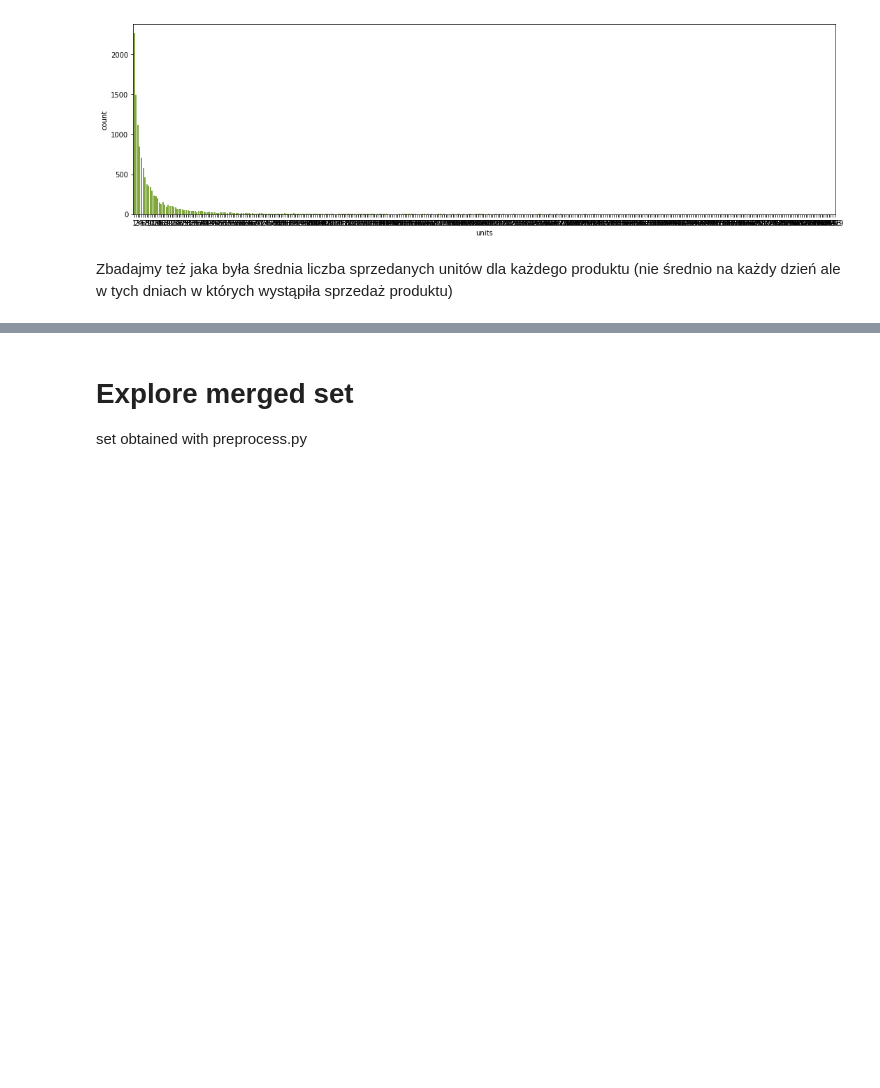
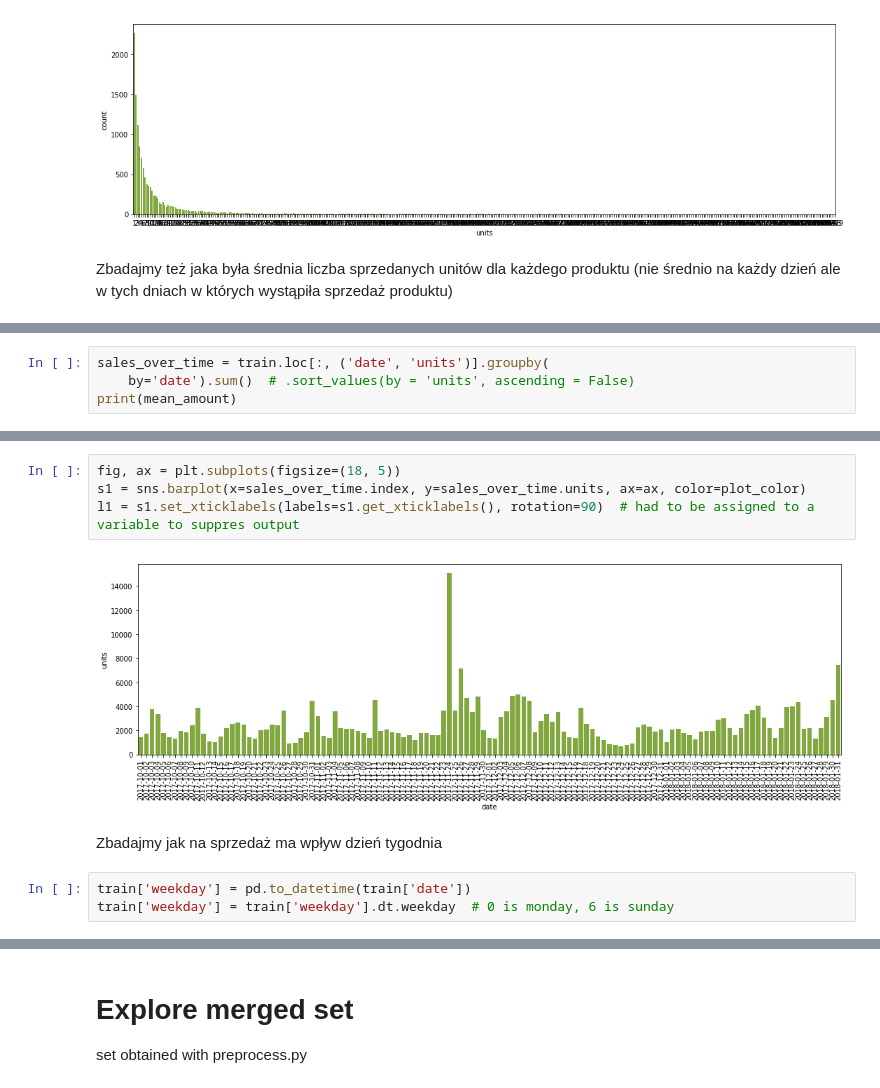
Before and after one commit to TomaszStepien/Data-Mining-Cup-2018, a Jupyter notebook: EDA.ipynb, the cells around one changed output, grey strips where cells are left out. Saved outputs shown, nothing was run; the diff lists cells and outputs as text; blank space fills up the shorter version.

Commit message:
added plots of daily sales and sales by weekday

```diff
--- a/EDA.ipynb
+++ b/EDA.ipynb
@@ -432,0 +435,4 @@ pid   size
+# %%
+sales_over_time = train.loc[:, ('date', 'units')].groupby(
+    by='date').sum()  # .sort_values(by = 'units', ascending = False)
+print(mean_amount)
@@ -432,0 +457,11 @@ pid   size
+# %%
+fig, ax = plt.subplots(figsize=(18, 5))
+s1 = sns.barplot(x=sales_over_time.index, y=sales_over_time.units, ax=ax, color=plot_color)
+l1 = s1.set_xticklabels(labels=s1.get_xticklabels(), rotation=90)  # had to be assigned to a variable to suppres output
+# %% [output]
+[figure, added]
+# %% [markdown]
+Zbadajmy jak na sprzedaż ma wpływ dzień tygodnia
+# %%
+train['weekday'] = pd.to_datetime(train['date'])
+train['weekday'] = train['weekday'].dt.weekday  # 0 is monday, 6 is sunday
```
Also changed, not shown: parts of 24 cells of this notebook.
